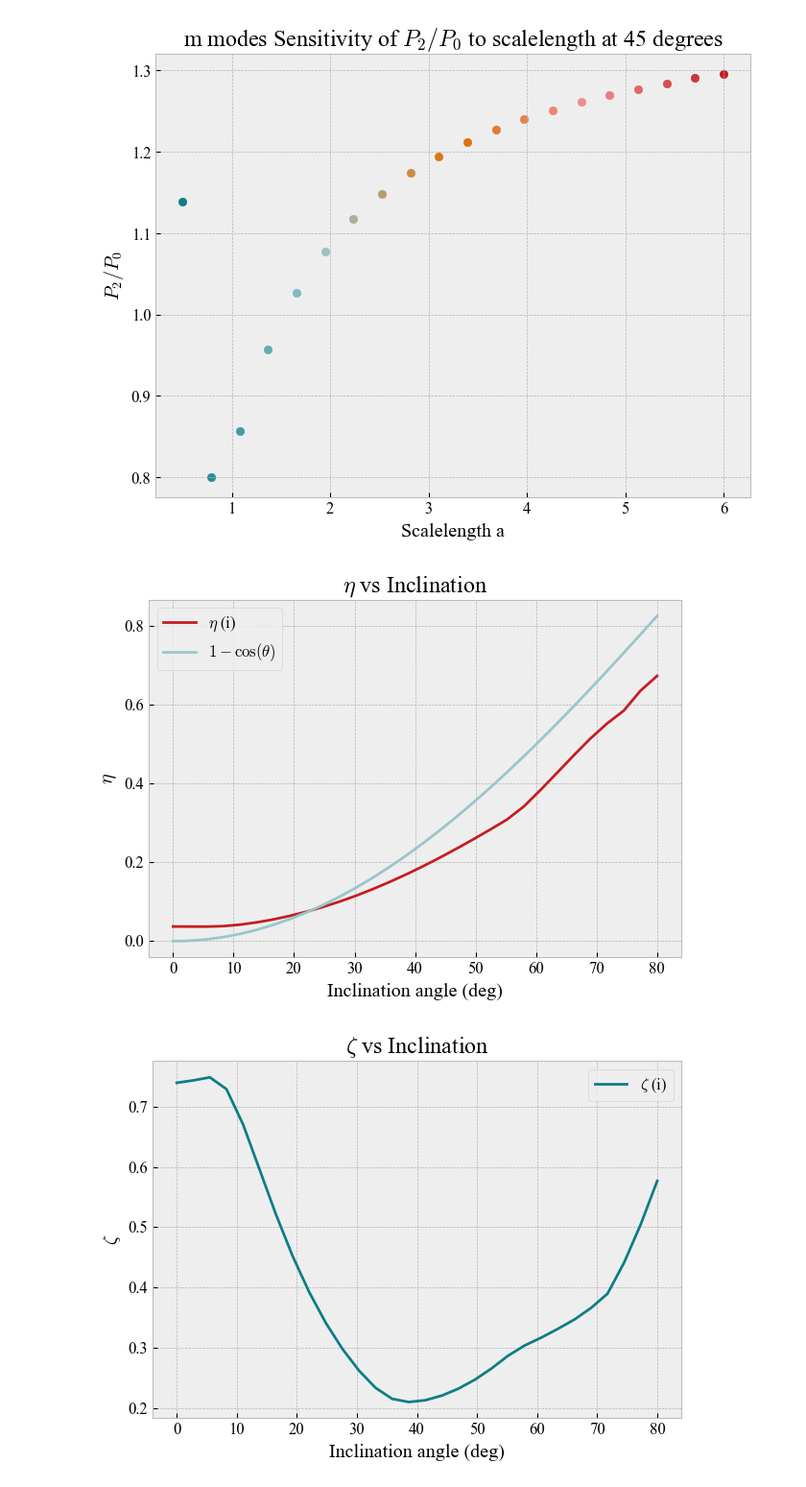
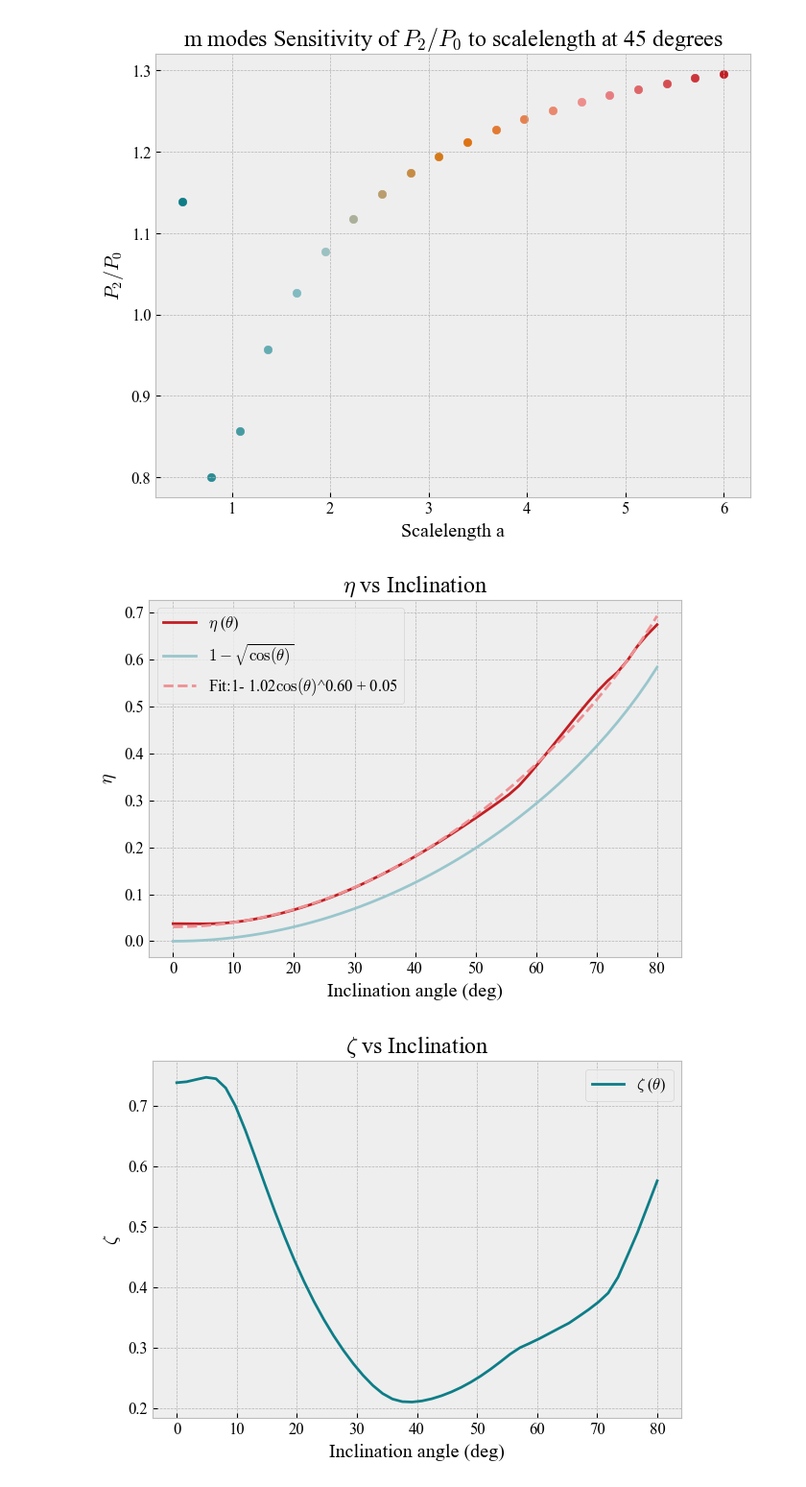
Before and after one commit to michael-petersen/GalaxyIncIinations, a Jupyter notebook: VaryPositionAngle.ipynb, the cells around one changed output. Shown at 96% size. Saved outputs shown, nothing was run; the diff lists cells and outputs as text; code cells hidden in the pictures.

```diff
--- a/VaryPositionAngle.ipynb
+++ b/VaryPositionAngle.ipynb
@@ -211,7 +225,7 @@ plt.grid(True)
 eta_list = []
 n_max=10
 m_max=10
-inclinations = np.linspace(0, 80, 30)
+inclinations = np.linspace(0, 80, 50)
 cos=[]
 for inc in inclinations:
     D = DiscGalaxy(N=N, a=a)
@@ -227,10 +241,26 @@ for inc in inclinations:
 
     eta = num / denom if denom != 0 else np.nan
     eta_list.append(eta)
-    cos.append(1-costheta)
+    cos.append(1-np.sqrt(costheta))
 
-plt.plot(inclinations, eta_list, label=r'$\eta$ (i)', color='#c31e23')
-plt.plot(inclinations,cos, label=r'$1-\cos(\theta)$', color='#99c6cc')
+def model(theta_deg, A, B, C):
+    theta_rad = np.radians(theta_deg)
+    return 1-A * np.cos(theta_rad)**B + C
+
+popt, pcov = curve_fit(model, inclinations, eta_list, p0=[1.0, 1.0, 0.01])
+A_fit, B_fit, C_fit = popt
+
+# Evaluate the fit
+theta_fit = np.linspace(0, 80, 500)
+Rm_fit = model(theta_fit, *popt)
+
+# Compute RMSE
+Rmse_pred = model(inclinations, *popt)
+
+
+plt.plot(inclinations, eta_list, label=r'$\eta$ ($\theta$)', color='#c31e23')
+plt.plot(inclinations,cos, label=r'$1-\sqrt{\cos(\theta)}$', color='#99c6cc')
+plt.plot(theta_fit, Rm_fit, '--', label=rf'Fit:1- {A_fit:.2f}$\cos(\theta)$^{B_fit:.2f} + {C_fit:.2f}', color='#ee9093')
 plt.title(r"$\eta$ vs Inclination")
 plt.xlabel("Inclination angle (deg)")
 plt.ylabel(r"$\eta$")
@@ -254,7 +284,7 @@ for inc in inclinations:
     zeta = num / denom if denom != 0 else np.nan
     zeta_list.append(zeta)
 
-plt.plot(inclinations, zeta_list, label=r'$\zeta$ (i)', color='#0d7d87')
+plt.plot(inclinations, zeta_list, label=r'$\zeta$ ($\theta$)', color='#0d7d87')
 
 plt.title(r"$\zeta$ vs Inclination")
 plt.xlabel("Inclination angle (deg)")
@@ -268,32 +298,34 @@ plt.scatter(eta_list, zeta_list, c=inclinations, cmap=my_gradient)
 plt.xlabel(r"$\eta$")
 plt.ylabel(r"$\zeta$")
 plt.colorbar(label="Inclination (deg)")
 plt.title(r"$\zeta$ vs $\eta$")
 plt.grid(True)
 plt.tight_layout()
 plt.show()
 
 ratios_01 = []
 for inc in inclinations:
     D = DiscGalaxy(N=N, a=a)
     D.rotate_disc(inc, 0, 0)
     D.generate_image(rmax=rmax, nbins=nbins, noiselevel=noise)
     E = D.make_pointexpansion(m_max, n_max, a*1.5)
 
     c00 = coscoefs[0,0]
     c01 = coscoefs[0,1]
     ratio = np.sqrt(c01**2) / np.sqrt(c00**2) if c00 != 0 else np.nan
     ratios_01.append(ratio)
 
 
+
+
 plt.plot(inclinations, ratios_01, label=r"$V_1/V_0$", color='#99c6cc')
 plt.title(r"$V_1/V_0$ vs Inclination")
 plt.xlabel("Inclination angle (deg)")
 plt.ylabel(r"$V_1/V_0$")
 plt.grid(True)
 plt.legend()
 plt.tight_layout()
 plt.show()
 # %% [output]
-[figure, old version]
+[figure, new version]
 [figure]
```
Also changed, not shown: parts of 2 cells of this notebook.
